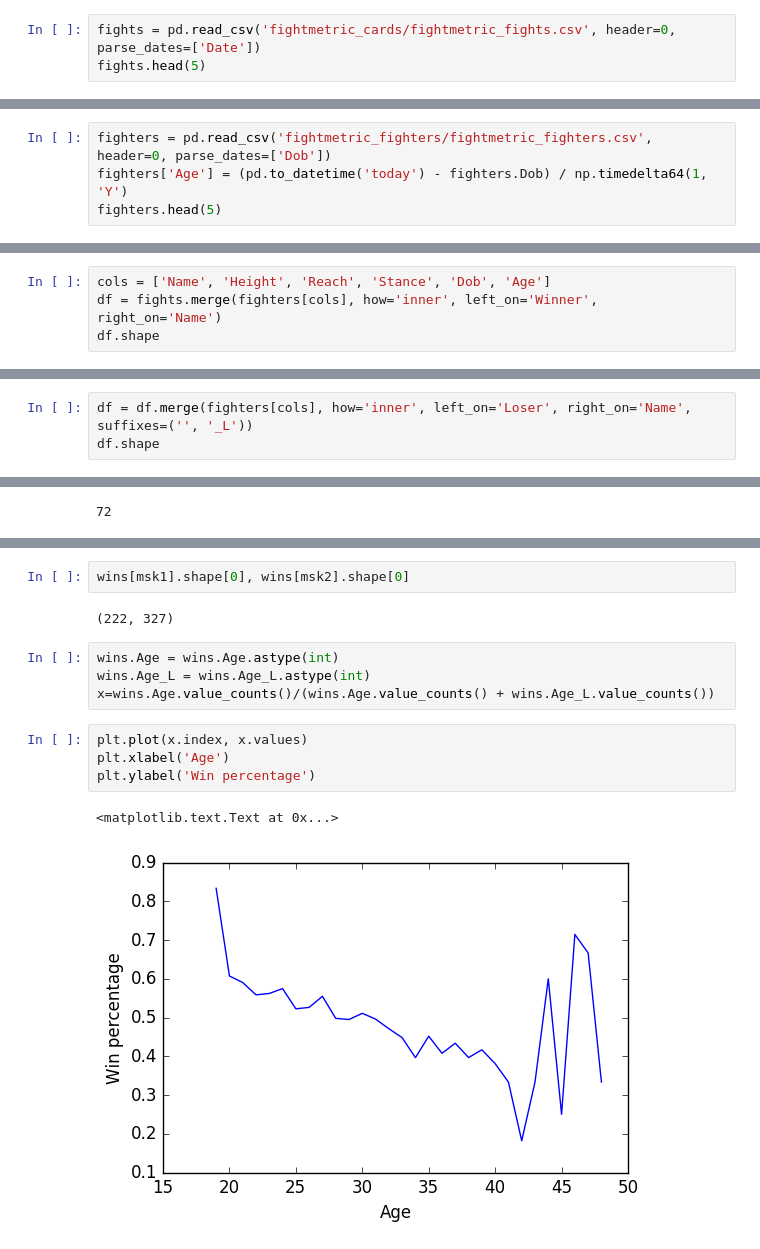
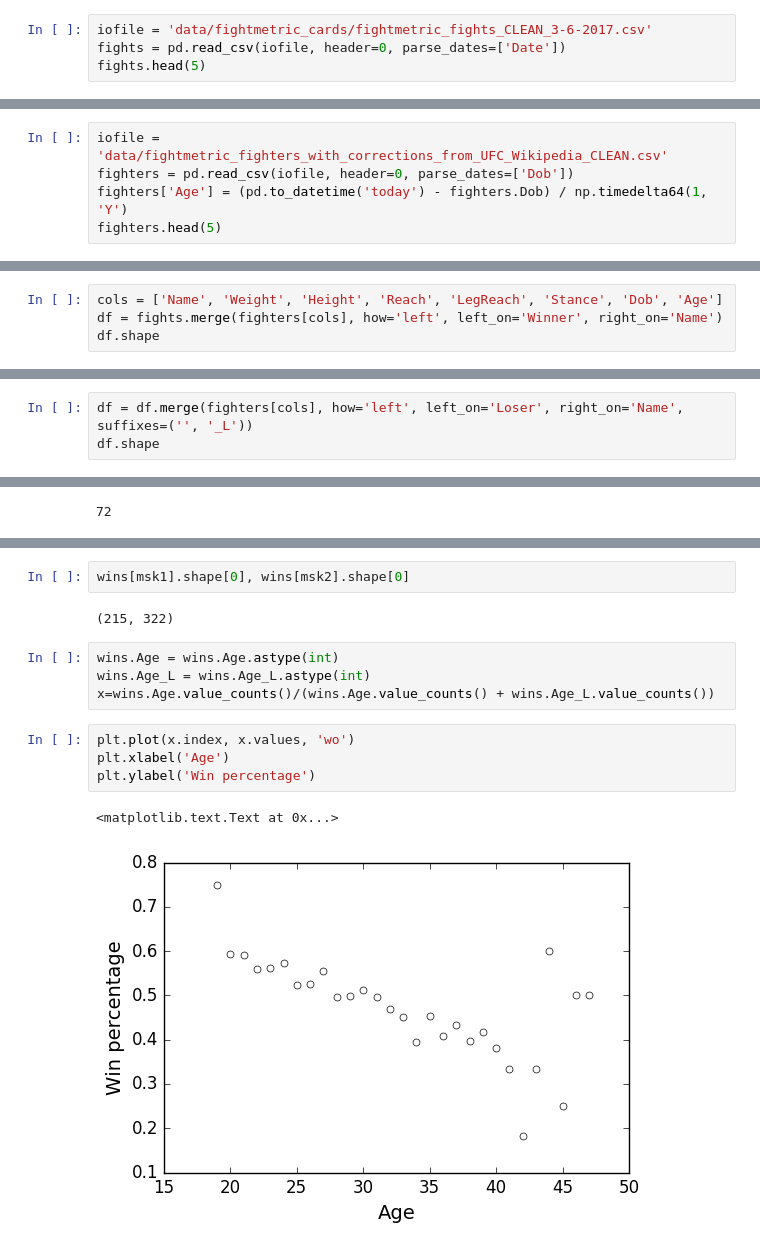
Before and after one commit to jhalverson/data_science, a Jupyter notebook: misc/mma_analytics/part4_winning_percentage.ipynb, the cells around one changed output, grey strips where cells are left out. Drawn from its saved outputs; the diff is of its cells as text.

Commit message:
Data sets now reduced to one

```diff
--- a/misc/mma_analytics/part4_winning_percentage.ipynb
+++ b/misc/mma_analytics/part4_winning_percentage.ipynb
@@ -9,7 +9,8 @@ import matplotlib.pyplot as plt
 plt.style.use('halverson')
 %matplotlib inline
 # %%
-fights = pd.read_csv('fightmetric_cards/fightmetric_fights.csv', header=0, parse_dates=['Date'])
+iofile = 'data/fightmetric_cards/fightmetric_fights_CLEAN_3-6-2017.csv'
+fights = pd.read_csv(iofile, header=0, parse_dates=['Date'])
 fights.head(5)
 # %% [output]
 |  | Winner | Outcome | Loser | WeightClass | Method | MethodNotes | Round | Time | Event | Date | ... |
@@ -23,7 +24,8 @@ fights.shape
 # %% [output]
 (4068, 11)
 # %%
-fighters = pd.read_csv('fightmetric_fighters/fightmetric_fighters.csv', header=0, parse_dates=['Dob'])
+iofile = 'data/fightmetric_fighters_with_corrections_from_UFC_Wikipedia_CLEAN.csv'
+fighters = pd.read_csv(iofile, header=0, parse_dates=['Dob'])
 fighters['Age'] = (pd.to_datetime('today') - fighters.Dob) / np.timedelta64(1, 'Y')
 fighters.head(5)
 # %% [output]
@@ -38,5 +38,5 @@ Remember to remove draws, etc.
 # %%
-cols = ['Name', 'Height', 'Reach', 'Stance', 'Dob', 'Age']
-df = fights.merge(fighters[cols], how='inner', left_on='Winner', right_on='Name')
+cols = ['Name', 'Weight', 'Height', 'Reach', 'LegReach', 'Stance', 'Dob', 'Age']
+df = fights.merge(fighters[cols], how='left', left_on='Winner', right_on='Name')
 df.shape
 # %% [output]
@@ -53,4 +51,4 @@ df.head()
 # %%
-df = df.merge(fighters[cols], how='inner', left_on='Loser', right_on='Name', suffixes=('', '_L'))
+df = df.merge(fighters[cols], how='left', left_on='Loser', right_on='Name', suffixes=('', '_L'))
 df.shape
 # %% [output]
@@ -159,18 +146,18 @@ over35
 # %%
 wins[msk1].shape[0], wins[msk2].shape[0]
 # %% [output]
-(222, 327)
+(215, 322)
 # %%
 wins.Age = wins.Age.astype(int)
 wins.Age_L = wins.Age_L.astype(int)
 x=wins.Age.value_counts()/(wins.Age.value_counts() + wins.Age_L.value_counts())
 # %%
-plt.plot(x.index, x.values)
+plt.plot(x.index, x.values, 'wo')
 plt.xlabel('Age')
 plt.ylabel('Win percentage')
 # %% [output]
 <matplotlib.text.Text at 0x...>
-[figure, old version]
+[figure, new version]
 # %%
 wins.Age.value_counts() + wins.Age_L.value_counts()
 # %% [output]
```
Also changed, not shown: parts of 19 cells of this notebook, 1 other file.
